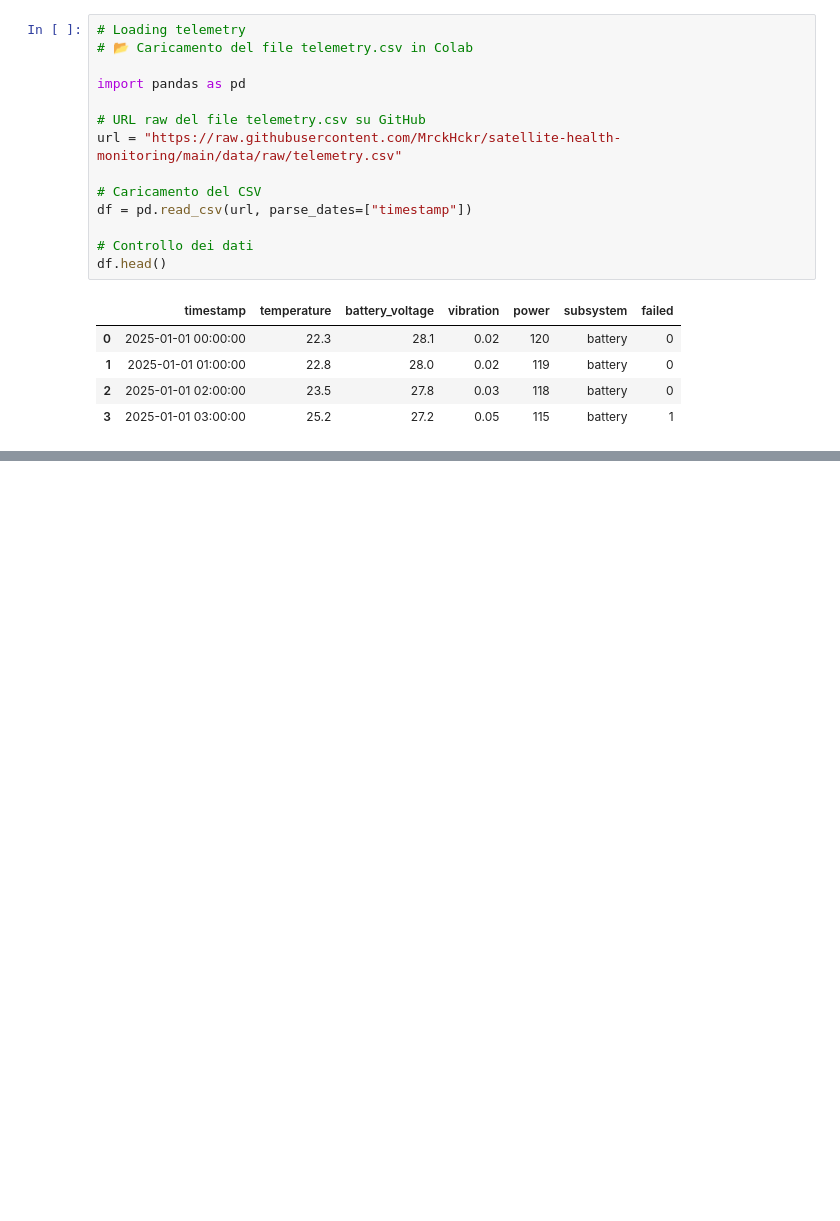
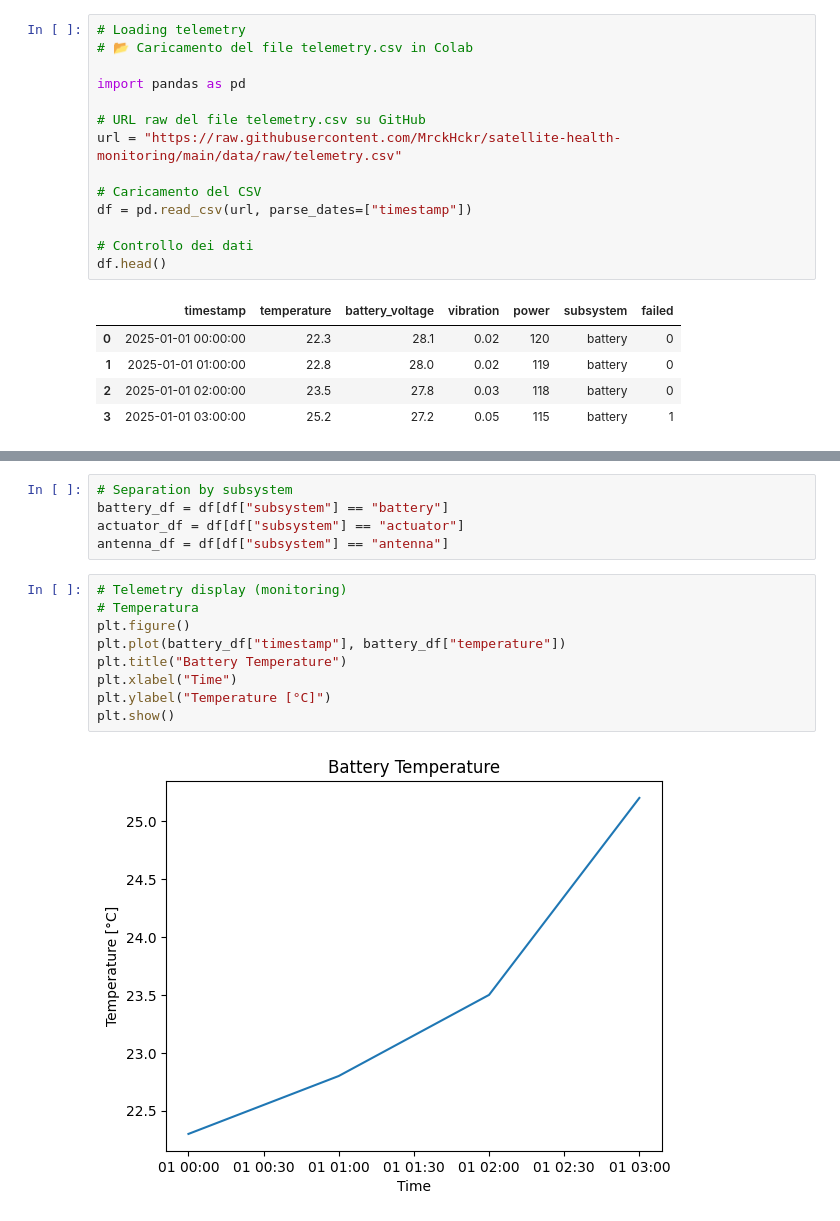
Before and after one commit to MrckHckr/satellite-health-monitoring, a Jupyter notebook: notebooks/01_telemetry_streaming.ipynb, the cells around one changed output, grey strips where cells are left out. Saved outputs shown, nothing was run; the diff lists cells and outputs as text; blank space fills up the shorter version.

```diff
--- a/notebooks/01_telemetry_streaming.ipynb
+++ b/notebooks/01_telemetry_streaming.ipynb
@@ -37,0 +66,16 @@ df.head()
+# %%
+# Separation by subsystem
+battery_df = df[df["subsystem"] == "battery"]
+actuator_df = df[df["subsystem"] == "actuator"]
+antenna_df = df[df["subsystem"] == "antenna"]
+# %%
+# Telemetry display (monitoring)
+# Temperatura
+plt.figure()
+plt.plot(battery_df["timestamp"], battery_df["temperature"])
+plt.title("Battery Temperature")
+plt.xlabel("Time")
+plt.ylabel("Temperature [°C]")
+plt.show()
+# %% [output]
+[figure, added]
```
Also changed, not shown: parts of 5 cells of this notebook.
